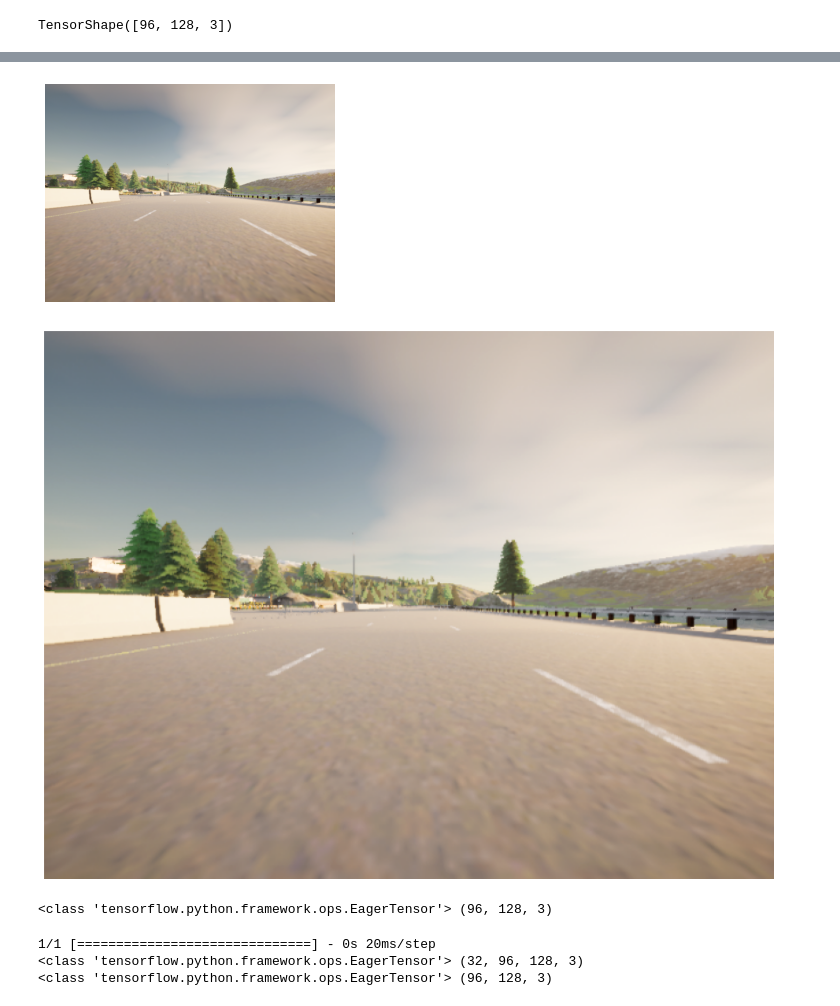
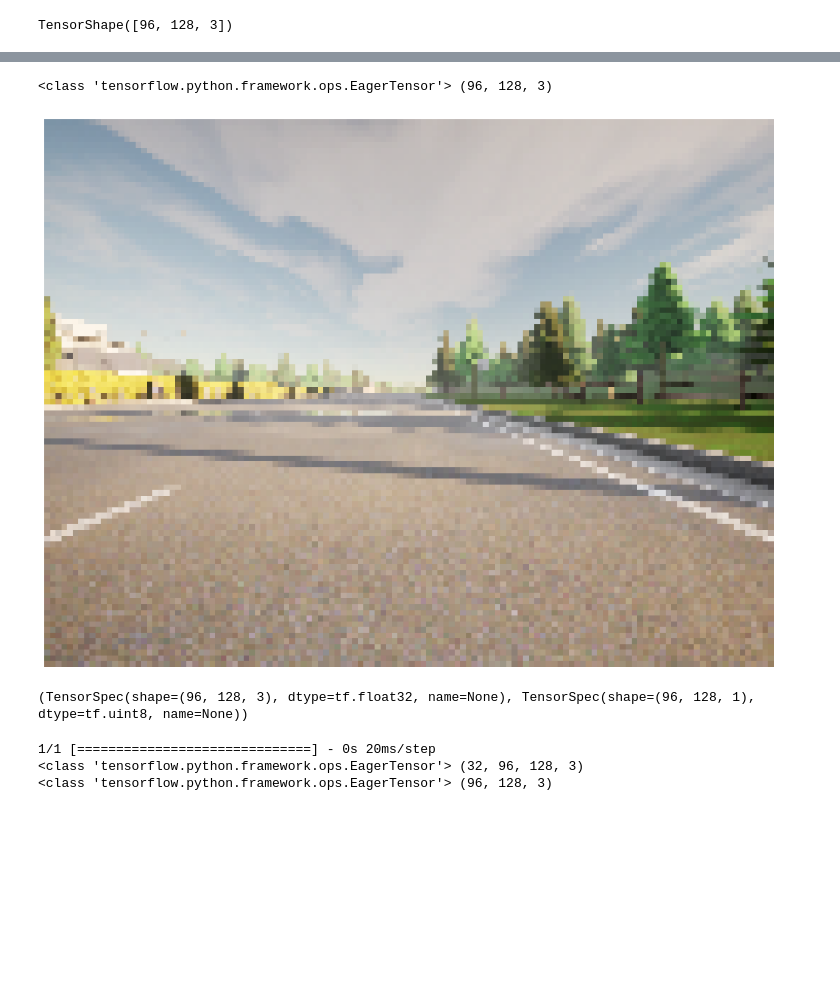
Before and after one commit to ruslanmv/Image-Segmentation-with-U-Net, a Jupyter notebook: Image_segmentation_Unet-mmo.ipynb, the cells around one changed output, grey strips where cells are left out. Cells and saved outputs as stored; diff of their text form; code cells hidden in the pictures; blank space fills up the shorter version.

Commit message:
mmo unet
mmo unet

```diff
--- a/Image_segmentation_Unet-mmo.ipynb
+++ b/Image_segmentation_Unet-mmo.ipynb
@@ -723,4 +709,0 @@ display([sample_image, sample_mask])
-# %%
-for image in image_ds.take(1):
-    sample_image  = image
-    print(len(image),type(image))
@@ -729,8 +709,0 @@ for image in image_ds.take(1):
-# %%
-for image in image_ds.take(1):
-    sample_image  = image[0]
-    display_list=[sample_image]
-    plt.figure(figsize=(15, 15))
-    plt.imshow(tf.keras.preprocessing.image.array_to_img(display_list[0]))
-    plt.axis('off')
-    plt.show()
@@ -759,0 +724,4 @@ plt.imshow(tf.keras.preprocessing.image.array_to_img(images))
+# %%
+images=image[0]
+#images=img_mmo
+plt.imshow(tf.keras.preprocessing.image.array_to_img(images))
@@ -759,0 +731,9 @@ plt.imshow(tf.keras.preprocessing.image.array_to_img(images))
+# %%
+imagen=preprocess_mmo(images)
+#pred_mask = unet.predict(imagen)
+display_list=[imagen,  create_mask(pred_mask)]
+print(type(imagen), imagen.shape)
+plt.figure(figsize=(15, 15))
+plt.imshow(tf.keras.preprocessing.image.array_to_img(display_list[0]))
+plt.axis('off')
+plt.show()
@@ -760,35 +743,22 @@ plt.imshow(tf.keras.preprocessing.image.array_to_img(images))
 # %%
-#sample_image  = img_mmo[0]
-sample_image  = image[0]
-display_list=[sample_image]
-plt.imshow(tf.keras.preprocessing.image.array_to_img(display_list[0]))
-plt.axis('off')
-plt.show()
+for image in image_ds.take(1):
+    imagen=preprocess_mmo(image[0])
+
+   # pred_mask = unet.predict(imagen)
+   # display_list=[imagen,  create_mask(pred_mask)]
+    print(type(imagen), imagen.shape)
+    plt.figure(figsize=(15, 15))
+    plt.imshow(tf.keras.preprocessing.image.array_to_img(display_list[0]))
+    plt.axis('off')
+    plt.show()
 # %% [output]
+<class 'tensorflow.python.framework.ops.EagerTensor'> (96, 128, 3)
-[figure, old version]
+[figure, new version]
-# %%
-for image in image_ds.take(1):
-    sample_image  = image[0]
-    display_list=[sample_image]
-    plt.figure(figsize=(15, 15))
-    plt.imshow(tf.keras.preprocessing.image.array_to_img(display_list[0]))
-    plt.axis('off')
-    plt.show()
-# %% [output]
-[figure, removed]
-# %%
-for image in image_ds.take(1):
-    imagen=preprocess_mmo(image[0])
-
-   # pred_mask = unet.predict(imagen)
-
-   # display_list=[imagen,  create_mask(pred_mask)]
-    print(type(imagen), imagen.shape)
-
-
-   # plt.figure(figsize=(15, 15))
-   # plt.imshow(tf.keras.preprocessing.image.array_to_img(display_list[0]))
-   # plt.axis('off')
-   # plt.show()
-# %% [output]
-<class 'tensorflow.python.framework.ops.EagerTensor'> (96, 128, 3)
+# %%
+BUFFER_SIZE = 500
+BATCH_SIZE = 32
+processed_image_ds.batch(BATCH_SIZE)
+train_dataset = processed_image_ds.cache().shuffle(BUFFER_SIZE).batch(BATCH_SIZE)
+print(processed_image_ds.element_spec)
+# %% [output]
+(TensorSpec(shape=(96, 128, 3), dtype=tf.float32, name=None), TensorSpec(shape=(96, 128, 1), dtype=tf.uint8, name=None))
```
Also changed, not shown: parts of 18 cells of this notebook, 1 other file.
